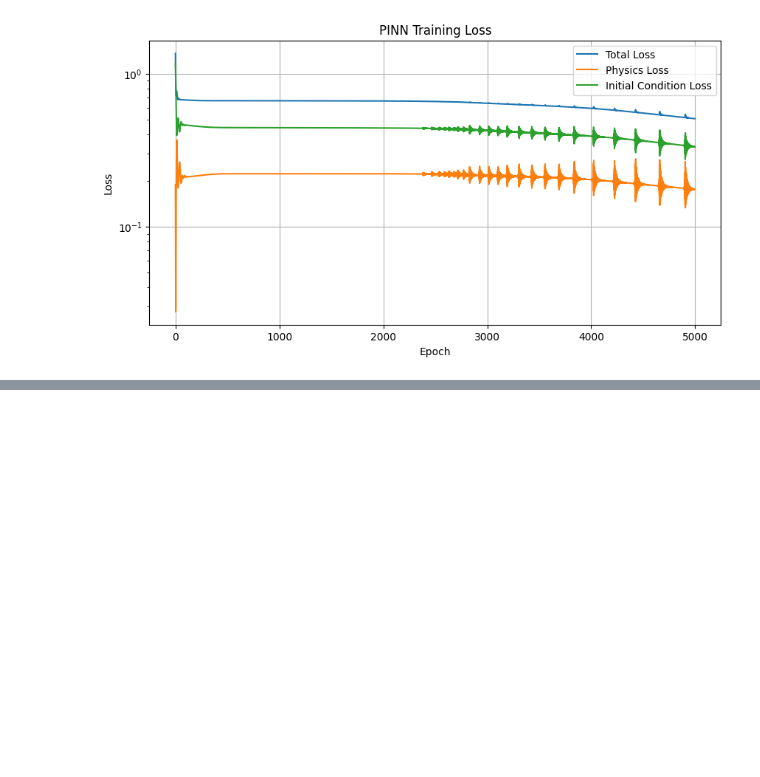
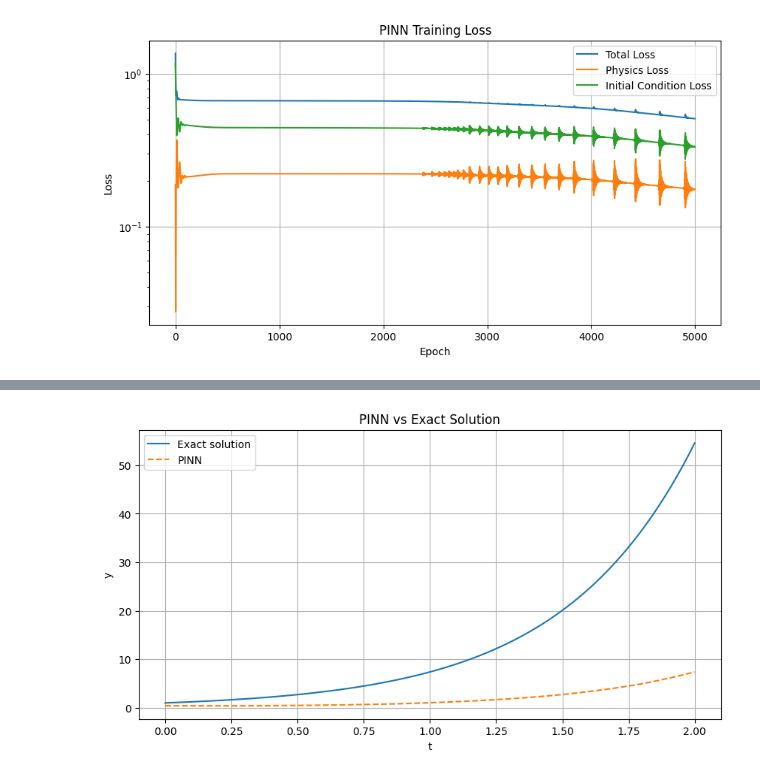
Before and after one commit to AnirbansarkarS/PINN-Research-notebooks, a Jupyter notebook: Notebook 04 — Your First Physics-Informed Neural Network.ipynb, the cells around one changed output, grey strips where cells are left out. Saved outputs shown, nothing was run; the diff lists cells and outputs as text; code cells hidden in the pictures; blank space fills up the shorter version.

```diff
--- a/Notebook 04 — Your First Physics-Informed Neural Network.ipynb
+++ b/Notebook 04 — Your First Physics-Informed Neural Network.ipynb
@@ -503,0 +520,42 @@ plt.show()
+# %%
+# Evaluation points
+t_test = torch.linspace(
+    0,
+    2,
+    500
+).reshape(-1, 1)
+
+with torch.no_grad():
+    y_pinn = model(t_test)
+
+y_pinn = y_pinn.numpy().flatten()
+
+t_test_np = t_test.numpy().flatten()
+
+# Exact solution
+y_exact = np.exp(2 * t_test_np)
+
+plt.figure(figsize=(10, 5))
+
+plt.plot(
+    t_test_np,
+    y_exact,
+    label="Exact solution"
+)
+
+plt.plot(
+    t_test_np,
+    y_pinn,
+    "--",
+    label="PINN"
+)
+
+plt.xlabel("t")
+plt.ylabel("y")
+plt.title("PINN vs Exact Solution")
+plt.grid(True)
+plt.legend()
+
+plt.show()
+# %% [output]
+[figure, added]
```
Also changed, not shown: parts of 1 cell of this notebook.
